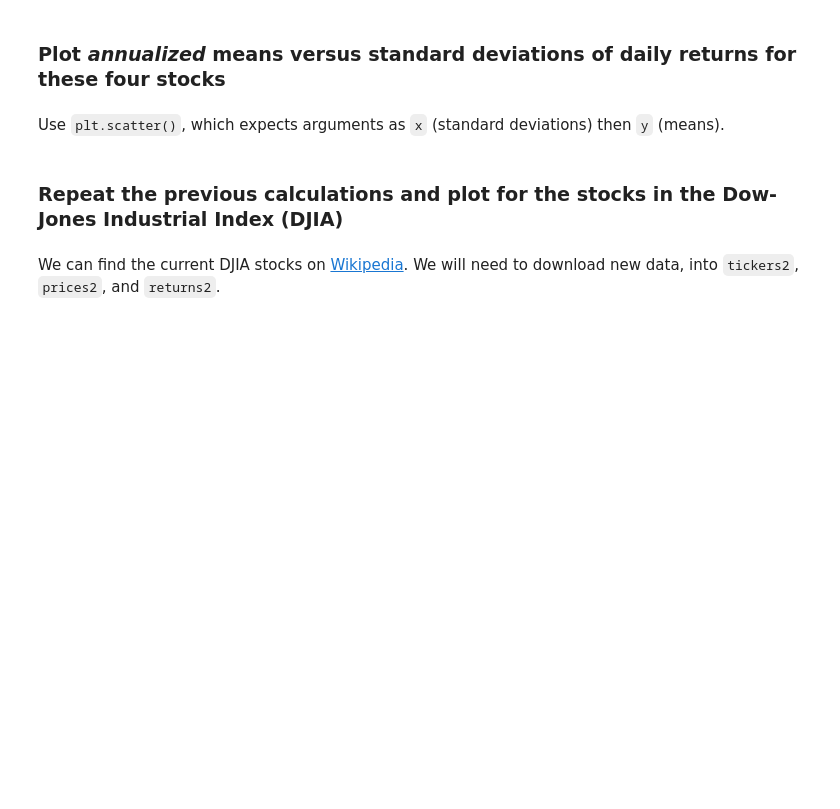
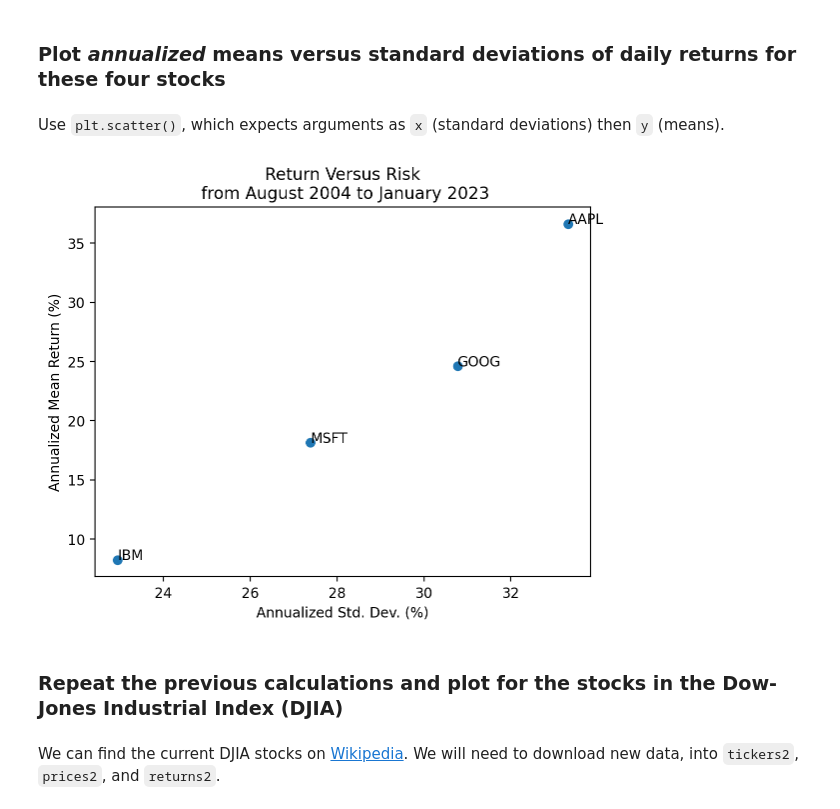
Before and after one commit to dmsb-fina-6333/2023-spring, a Jupyter notebook: _sources/mckinney_05_practice_03.ipynb, the cells around one changed output. Drawn from its saved outputs; the diff is of its cells as text; code cells hidden in the pictures; blank space fills up the shorter version.

```diff
--- a/_sources/mckinney_05_practice_03.ipynb
+++ b/_sources/mckinney_05_practice_03.ipynb
@@ -46,6 +123,25 @@ returns
 ### Plot *annualized* means versus standard deviations of daily returns for these four stocks
 # %% [markdown]
 Use `plt.scatter()`, which expects arguments as `x` (standard deviations) then `y` (means).
+# %%
+plt.scatter(
+    x=returns.std().mul(np.sqrt(252) * 100),
+    y=returns.mean().mul(252 * 100)
+)
+plt.xlabel('Annualized Std. Dev. (%)')
+plt.ylabel('Annualized Mean Return (%)')
+plt.title(f'Return Versus Risk\n from {returns.index[0]:%B %Y} to {returns.index[-1]:%B %Y}')
+
+for i in returns:
+    plt.text(
+        x=returns[i].std() * np.sqrt(252) * 100,
+        y=returns[i].mean() * 252 * 100,
+        s=i
+    )
+
+plt.show()
+# %% [output]
+[figure, added]
 # %% [markdown]
 ### Repeat the previous calculations and plot for the stocks in the Dow-Jones Industrial Index (DJIA)
 # %% [markdown]
```
Also changed, not shown: parts of 30 cells of this notebook, 8 other files.
